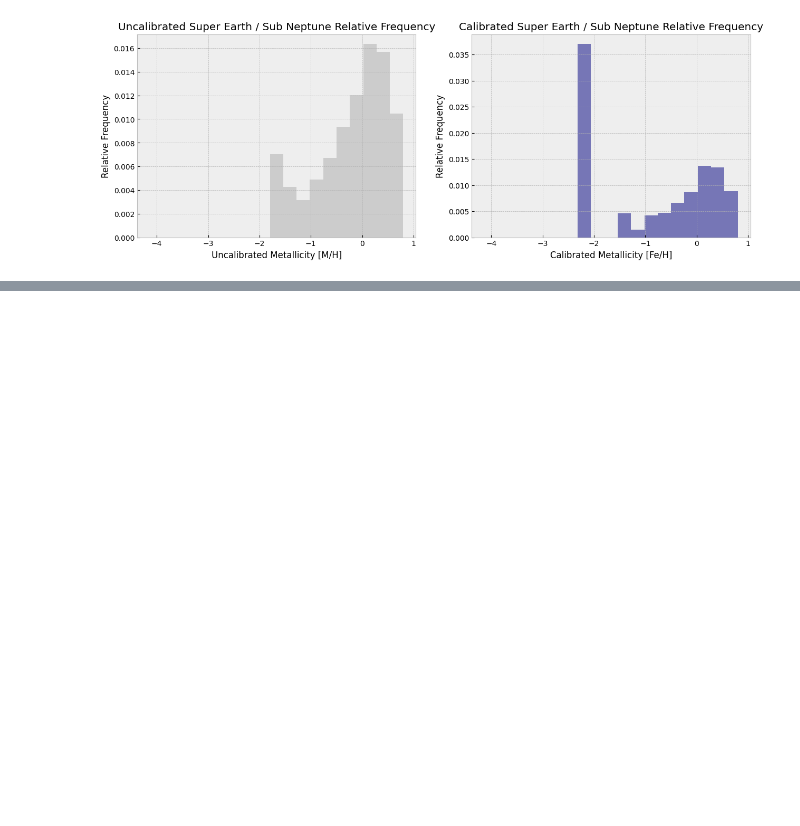
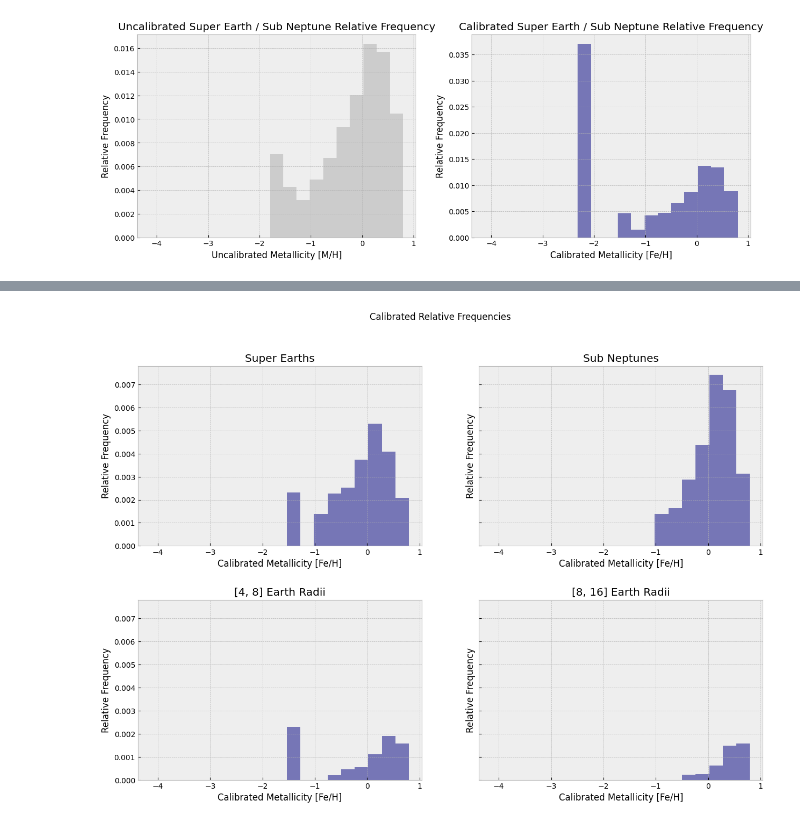
Before and after one commit to cromines20/Occurrence-Z, a Jupyter notebook: DataAnalysis.ipynb, the cells around one changed output, grey strips where cells are left out. Cells and saved outputs as stored; diff of their text form; code cells hidden in the pictures; blank space fills up the shorter version.

```diff
--- a/DataAnalysis.ipynb
+++ b/DataAnalysis.ipynb
@@ -151,12 +171,11 @@ KeyError: 'koi_prad'
 # %%
 # plotting relative frequencies for other possible radius ranges
-
 super_earth_rel_freq = n_super_earths / n_stars_cal
 sub_neptune_rel_freq = n_sub_neptunes / n_stars_cal
 radius_4to8_rel_freq = n_4to8 / n_stars_cal
 radius_8to16_rel_freq = n_8to16 / n_stars_cal
 
-fig, axes = subplots(nrows = 2,
+fig, axes = plt.subplots(nrows = 2,
                      ncols = 2,
                      sharey = True,
                      figsize=(15,10))
@@ -179,30 +198,32 @@ axes[0,1].set_xlabel('Calibrated Metallicity [Fe/H]')
 axes[0,1].set_title('Sub Neptunes')
 axes[0,1].hist(
     bins[:-1],
     bins,
     weights = sub_neptune_rel_freq,
     color = 'navy',
     alpha=0.5
 );
 
 axes[1,0].set_ylabel('Relative Frequency')
 axes[1,0].set_xlabel('Calibrated Metallicity [Fe/H]')
 axes[1,0].set_title('[4, 8] Earth Radii')
 axes[1,0].hist(
     bins[:-1],
     bins,
     weights = radius_4to8_rel_freq,
     color = 'navy',
     alpha=0.5
 );
 
 axes[1,1].set_ylabel('Relative Frequency')
 axes[1,1].set_xlabel('Calibrated Metallicity [Fe/H]')
 axes[1,1].set_title('[8, 16] Earth Radii')
 axes[1,1].hist(
     bins[:-1],
     bins,
     weights = radius_8to16_rel_freq,
     color = 'navy',
     alpha=0.5
 );
+# %% [output]
+[figure, added]
```
Also changed, not shown: parts of 7 cells of this notebook.
